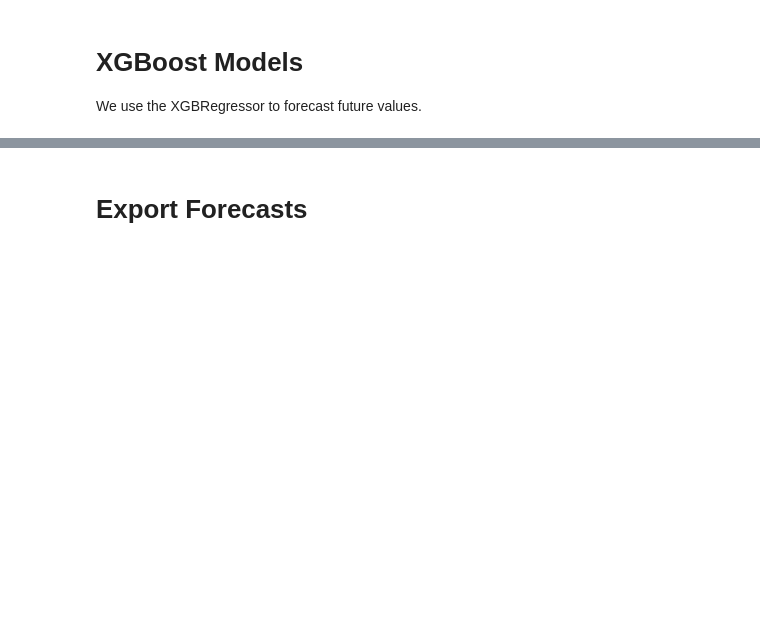
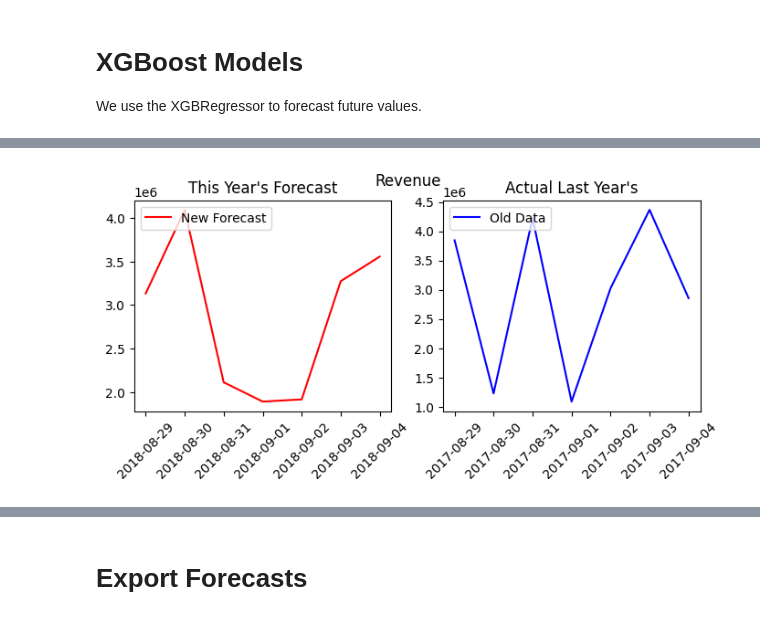
Before and after one commit to torchlightwizard/Data-Analysis-Pakistan-Ecommerce, a Jupyter notebook: notebooks/modeling.ipynb, the cells around one changed output, grey strips where cells are left out. Drawn from its saved outputs; the diff is of its cells as text; code cells hidden in the pictures; blank space fills up the shorter version.

```diff
--- a/notebooks/modeling.ipynb
+++ b/notebooks/modeling.ipynb
@@ -635,0 +810,4 @@ xgbregressor_wrapper(sup_orders, 10)
+# %%
+plot_forecast_wrapper(revenue, forecast_revenue, "Revenue")
+# %% [output]
+[figure, added]
```
Also changed, not shown: parts of 31 cells of this notebook.
